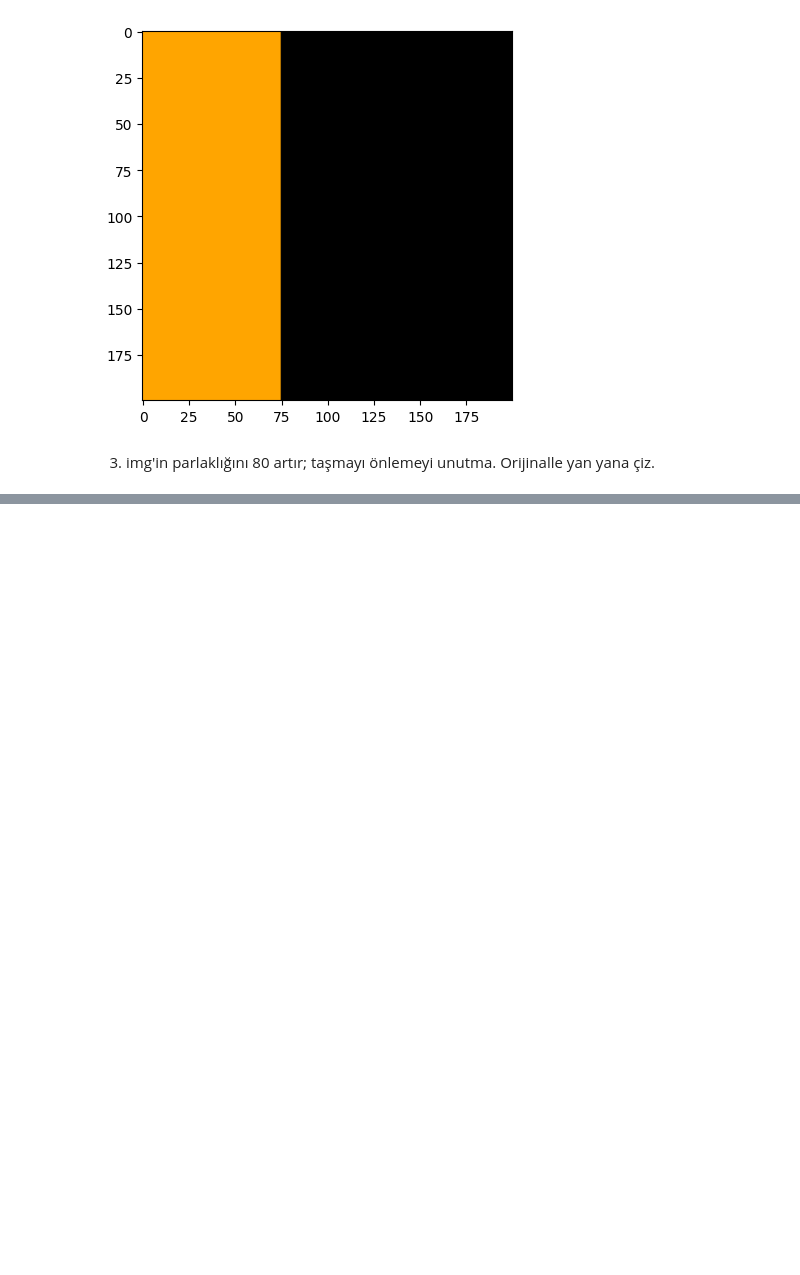
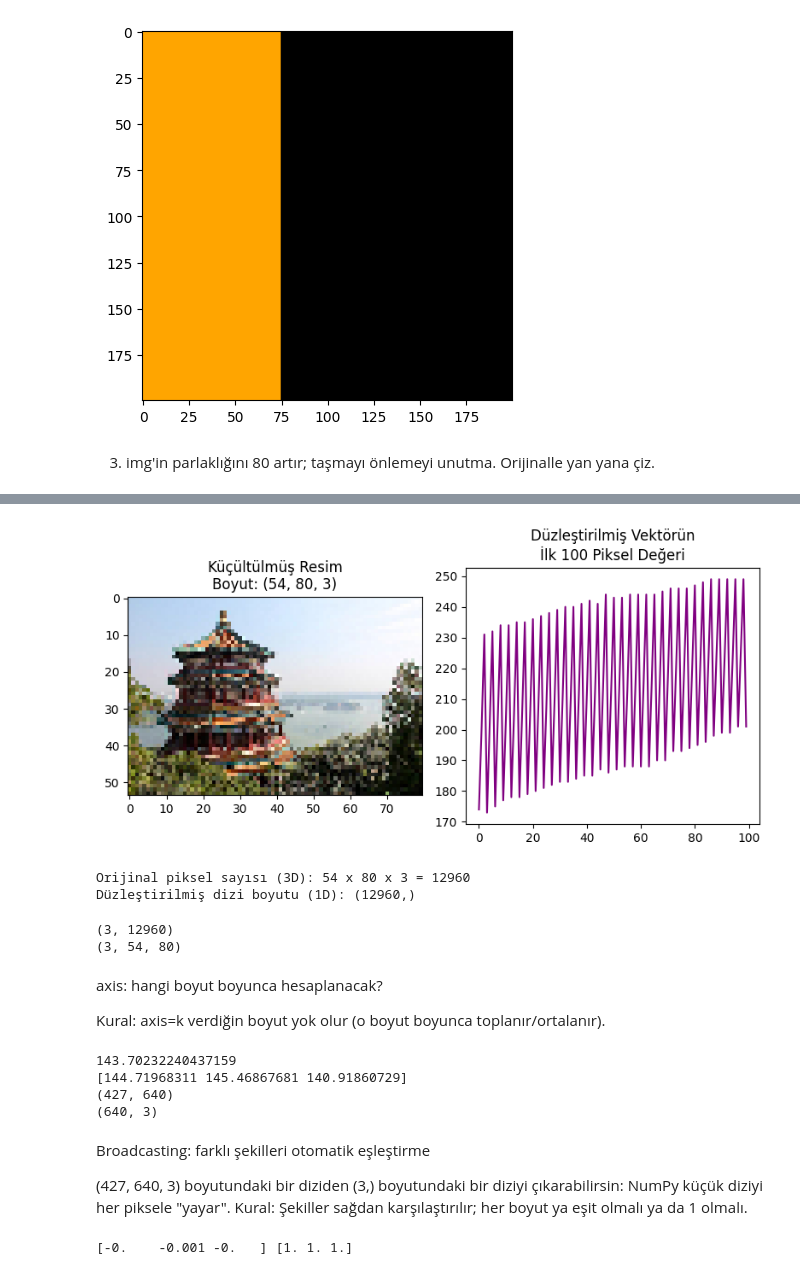
Before and after one commit to serenaycalisir/ml-calisma, a Jupyter notebook: 01_numpy_goruntu.ipynb, the cells around one changed output, grey strips where cells are left out. Saved outputs shown, nothing was run; the diff lists cells and outputs as text; code cells hidden in the pictures; blank space fills up the shorter version.

```diff
--- a/01_numpy_goruntu.ipynb
+++ b/01_numpy_goruntu.ipynb
@@ -161,0 +236,55 @@ plt.show()
+# %%
+# 1. Küçültülmüş görüntüyü gösterelim
+plt.figure(figsize=(8, 4))
+plt.subplot(1, 2, 1)
+plt.imshow(kucuk)
+plt.title(f"Küçültülmüş Resim\nBoyut: {kucuk.shape}")
+
+# 2. Düzleştirilmiş vektörün ilk 15 piksel değerini yazdıralım
+plt.subplot(1, 2, 2)
+plt.plot(duz[:100], color='purple')
+plt.title("Düzleştirilmiş Vektörün\nİlk 100 Piksel Değeri")
+plt.tight_layout()
+plt.show()
+
+print(f"Orijinal piksel sayısı (3D): {kucuk.shape[0]} x {kucuk.shape[1]} x {kucuk.shape[2]} = {kucuk.size}")
+print(f"Düzleştirilmiş dizi boyutu (1D): {duz.shape}")
+# %% [output]
+[figure, added]
+Orijinal piksel sayısı (3D): 54 x 80 x 3 = 12960
+Düzleştirilmiş dizi boyutu (1D): (12960,)
+# %%
+batch = np.stack([kucuk, kucuk, kucuk])
+print(batch.reshape(3, -1).shape)
+
+chw = kucuk.transpose(2, 0, 1)
+print(chw.shape)
+# %% [output]
+(3, 12960)
+(3, 54, 80)
+# %% [markdown]
+axis: hangi boyut boyunca hesaplanacak?
+
+Kural: axis=k verdiğin boyut yok olur (o boyut boyunca toplanır/ortalanır).
+# %%
+print(img.mean())                 # tek sayı: tüm piksellerin ortalaması
+print(img.mean(axis=(0, 1)))      # (3,)    -> her KANALIN ortalaması [R G B]
+print(img.mean(axis=2).shape)     # (H, W)  -> her PİKSELİN 3 kanal ortalaması (basit gri)
+print(img.max(axis=0).shape)      # (W, 3)  -> her sütunun en büyük değeri
+# %% [output]
+143.70232240437159
+[144.71968311 145.46867681 140.91860729]
+(427, 640)
+(640, 3)
+# %% [markdown]
+Broadcasting: farklı şekilleri otomatik eşleştirme
+
+(427, 640, 3) boyutundaki bir diziden (3,) boyutundaki bir diziyi çıkarabilirsin: NumPy küçük diziyi her piksele "yayar". Kural: Şekiller sağdan karşılaştırılır; her boyut ya eşit olmalı ya da 1 olmalı.
+# %%
+f = img.astype(np.float32) / 255
+ort = f.mean(axis=(0, 1))          # (3,)
+std = f.std(axis=(0, 1))           # (3,)
+norm = (f - ort) / std             # (H,W,3) - (3,) -> kanal başına standardizasyon
+print(norm.mean(axis=(0, 1)).round(3), norm.std(axis=(0, 1)).round(3))   # ≈ [0 0 0] [1 1 1]
+# %% [output]
+[-0.    -0.001 -0.   ] [1. 1. 1.]
```
Also changed, not shown: parts of 15 cells of this notebook.
